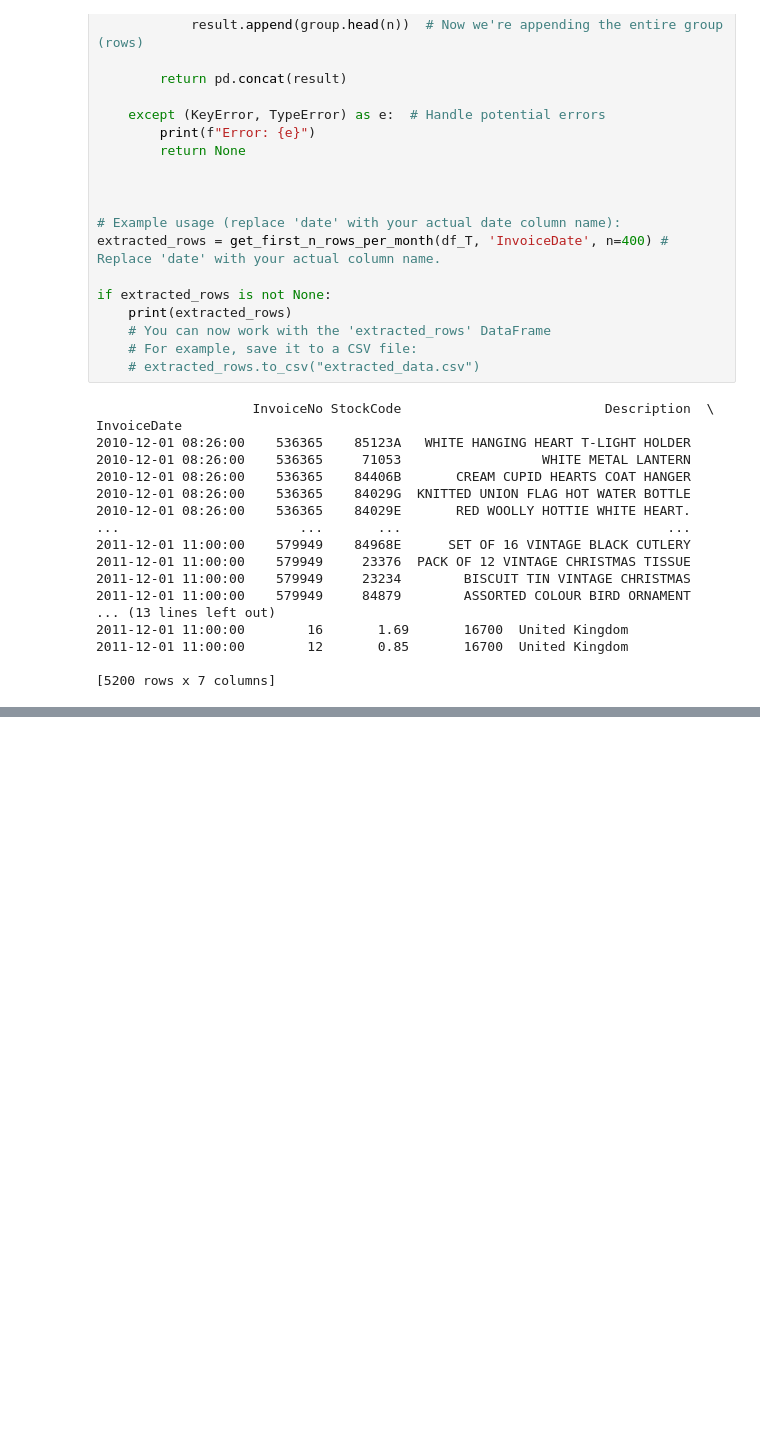
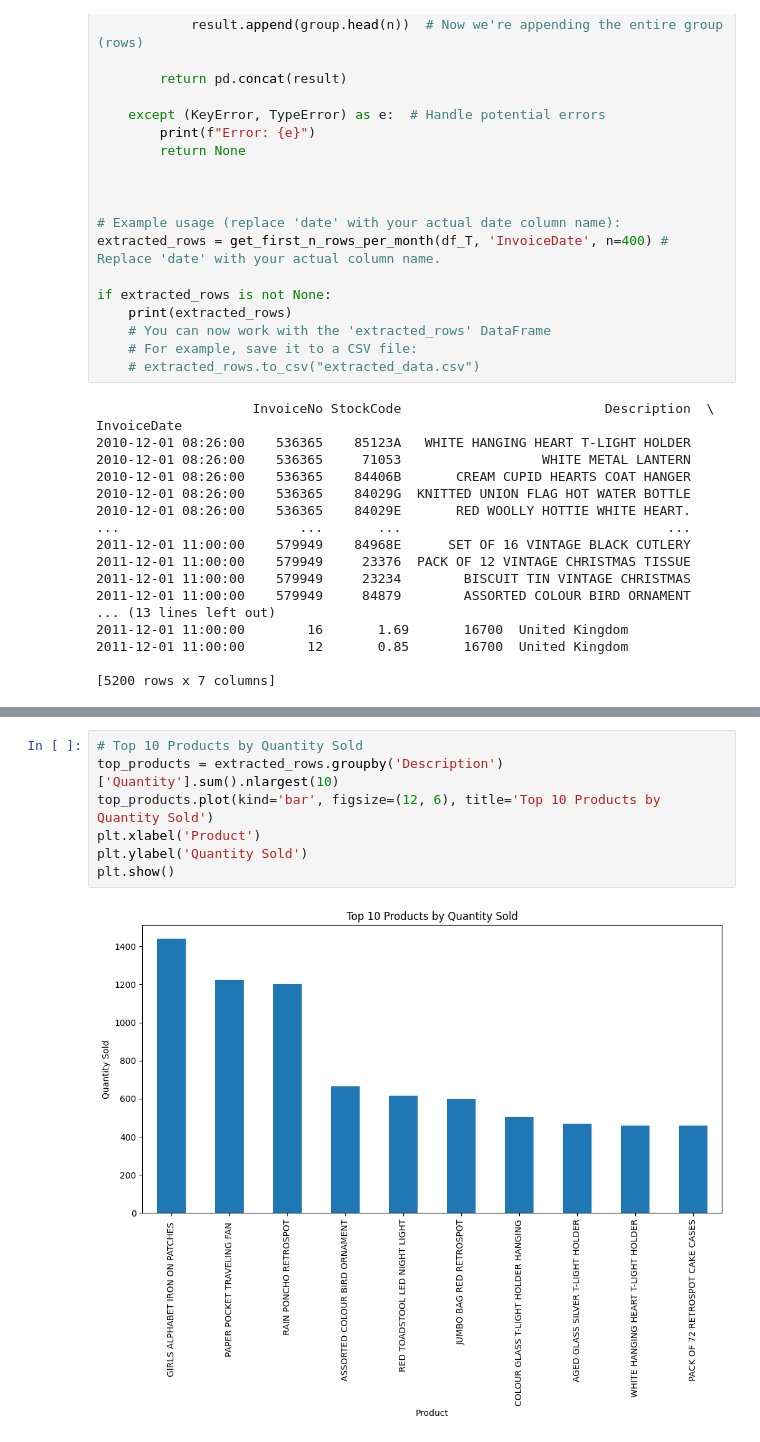
Before and after one commit to Tee-DataA/Online_Retail_Sales_Analysis, a Jupyter notebook: jupyter_notebooks/Sayed_test.ipynb, the cells around one changed output, grey strips where cells are left out. Drawn from its saved outputs; the diff is of its cells as text; blank space fills up the shorter version.

```diff
--- a/jupyter_notebooks/Sayed_test.ipynb
+++ b/jupyter_notebooks/Sayed_test.ipynb
@@ -157,0 +189,9 @@ KeyError: 'InvoiceDate'
+# %%
+# Top 10 Products by Quantity Sold
+top_products = extracted_rows.groupby('Description')['Quantity'].sum().nlargest(10)
+top_products.plot(kind='bar', figsize=(12, 6), title='Top 10 Products by Quantity Sold')
+plt.xlabel('Product')
+plt.ylabel('Quantity Sold')
+plt.show()
+# %% [output]
+[figure, added]
```
Also changed, not shown: parts of 8 cells of this notebook.
